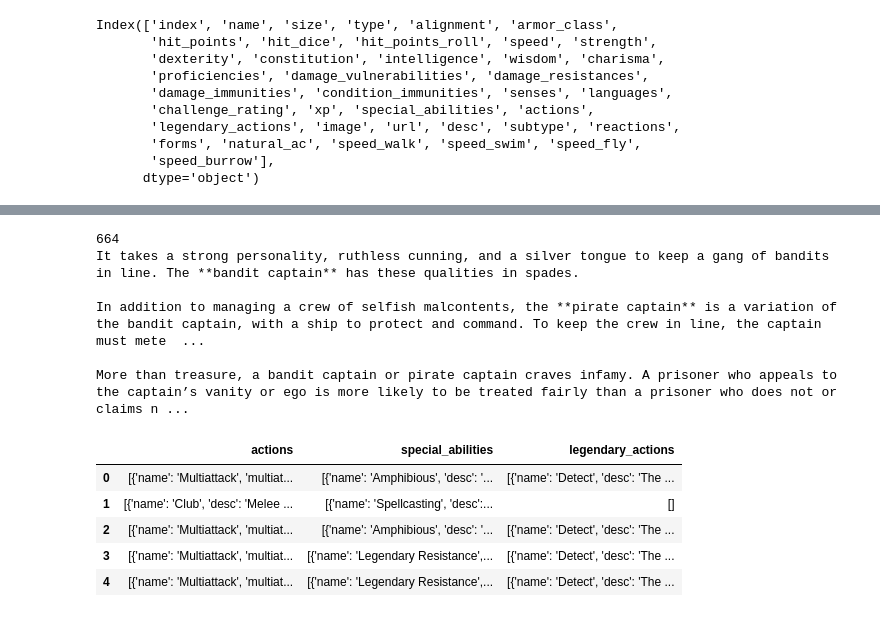
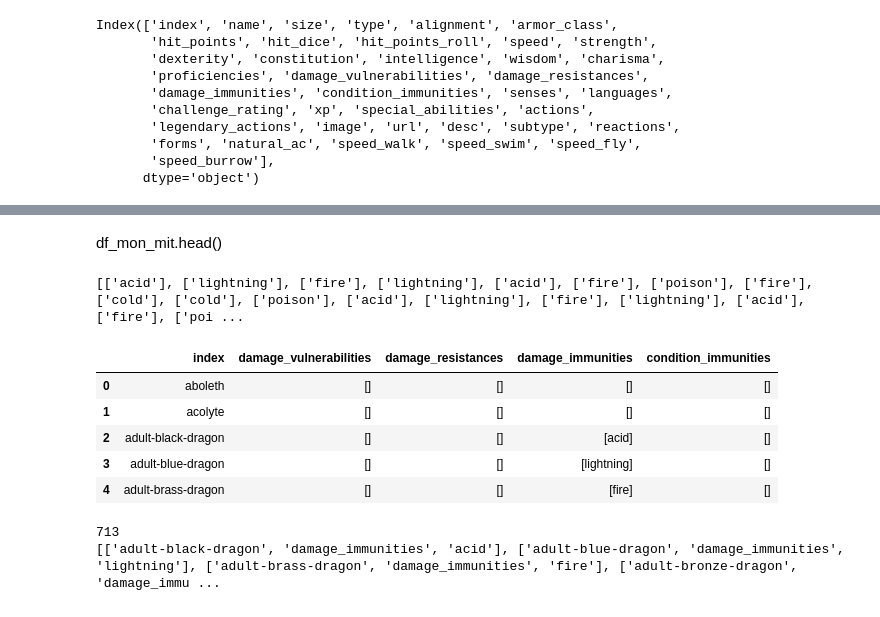
Before and after one commit to Sir-Roe/5e_Companion, a Jupyter notebook: Explore DND5e.ipynb, the cells around one changed output, grey strips where cells are left out. Cells and saved outputs as stored; diff of their text form; code cells hidden in the pictures.

```diff
--- a/Explore DND5e.ipynb
+++ b/Explore DND5e.ipynb
@@ -139,23 +229,5 @@ Perfect, we now have our monster main table DF.
 ![image.png](attachment:image.png)
 # %%
 #find the max length of the description field for the sql environment
-maxs=0
-ss=''
-for s in mon_table_df['desc']:
-    try:
-        if len(s)>maxs:
-            maxs=len(s)
-            ss=s
-    except:
-        pass
-print(maxs)
-print(ss)
-# %% [output]
-664
-It takes a strong personality, ruthless cunning, and a silver tongue to keep a gang of bandits in line. The **bandit captain** has these qualities in spades.
-
-In addition to managing a crew of selfish malcontents, the **pirate captain** is a variation of the bandit captain, with a ship to protect and command. To keep the crew in line, the captain must mete  ...
-
-More than treasure, a bandit captain or pirate captain craves infamy. A prisoner who appeals to the captain’s vanity or ego is more likely to be treated fairly than a prisoner who does not or claims n ...
 # %%
 df_mon_mit = df_mon[['index','damage_vulnerabilities','damage_resistances','damage_immunities','condition_immunities']]
@@ -164,14 +236,56 @@ df_mon_action=df_mon[['actions','special_abilities','legendary_actions']]
+# %% [markdown]
+df_mon_mit.head()
 # %%
 csv_data = []
-with open(csv_file_path, 'r') as csv_file:
+with open(r"C:\Users\Logan\Documents\GitHub\5e_Companion\src\data\monsters.csv", 'r') as csv_file:
     csv_reader = csv.reader(csv_file)
     next(csv_reader)  # Skip the header
     for row in csv_reader:
         csv_data.append(row)
-# %% [output]
-|  | actions | special_abilities | legendary_actions |
-| 0 | [{'name': 'Multiattack', 'multiat... | [{'name': 'Amphibious', 'desc': '... | [{'name': 'Detect', 'desc': 'The ... |
-| 1 | [{'name': 'Club', 'desc': 'Melee ... | [{'name': 'Spellcasting', 'desc':... | [] |
-| 2 | [{'name': 'Multiattack', 'multiat... | [{'name': 'Amphibious', 'desc': '... | [{'name': 'Detect', 'desc': 'The ... |
-| 3 | [{'name': 'Multiattack', 'multiat... | [{'name': 'Legendary Resistance',... | [{'name': 'Detect', 'desc': 'The ... |
-| 4 | [{'name': 'Multiattack', 'multiat... | [{'name': 'Legendary Resistance',... | [{'name': 'Detect', 'desc': 'The ... |
+# %%
+investigate=[]
+for imm in df_mon_mit['damage_immunities']:
+    if len(imm)>0:
+        investigate.append(imm)
+print(investigate)
+# %% [output]
+[['acid'], ['lightning'], ['fire'], ['lightning'], ['acid'], ['fire'], ['poison'], ['fire'], ['cold'], ['cold'], ['poison'], ['acid'], ['lightning'], ['fire'], ['lightning'], ['acid'], ['fire'], ['poi ...
+# %%
+df_mon_mit.head()
+# %% [output]
+|  | index | damage_vulnerabilities | damage_resistances | damage_immunities | condition_immunities |
+| 0 | aboleth | [] | [] | [] | [] |
+| 1 | acolyte | [] | [] | [] | [] |
+| 2 | adult-black-dragon | [] | [] | [acid] | [] |
+| 3 | adult-blue-dragon | [] | [] | [lightning] | [] |
+| 4 | adult-brass-dragon | [] | [] | [fire] | [] |
+# %%
+#now lets loop through and create a massive list for this.
+resistances=[]
+h=['monster_id','type','value']
+
+
+def tabulate_data(id,mylist,cat):
+    if type(mylist[0])==dict:
+       for i in mylist:
+           resistances.append([id,cat,i['name']])
+    else:
+        for i in mylist:
+            resistances.append([id,cat,i])
+
+
+
+for imm in df_mon_mit.values:
+    for j in range(1,len(df_mon_mit.keys())):
+        if len(imm[j])>0:
+
+            tabulate_data(imm[0],imm[j],df_mon_mit.columns[j])
+print(len(resistances))
+print(resistances)
+
+df_resist = pd.DataFrame(resistances,columns=h)
+df_resist.head()
+df_resist.to_csv(r'C:\Users\Logan\Documents\GitHub\5e_Companion\src\data\monster_resists.csv',index=False)
+# %% [output]
+713
+[['adult-black-dragon', 'damage_immunities', 'acid'], ['adult-blue-dragon', 'damage_immunities', 'lightning'], ['adult-brass-dragon', 'damage_immunities', 'fire'], ['adult-bronze-dragon', 'damage_immu ...
```
Also changed, not shown: parts of 18 cells of this notebook, 7 other files.
